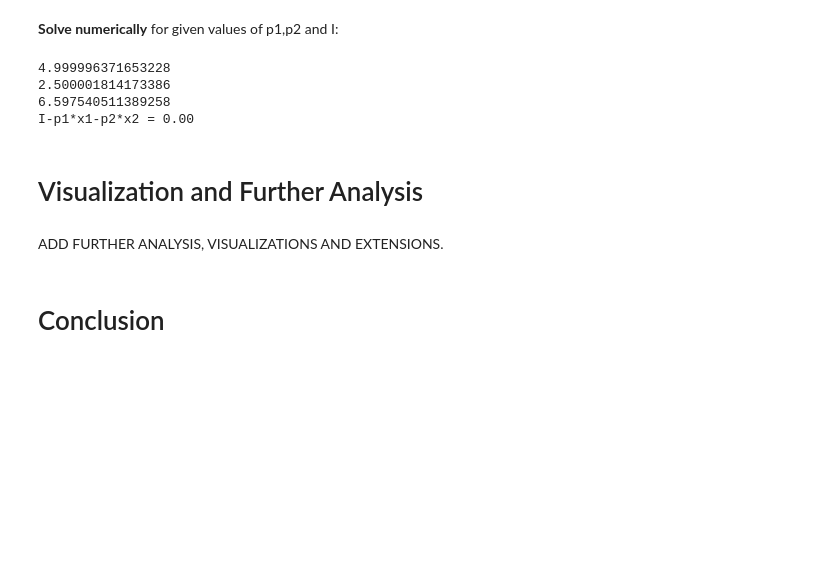
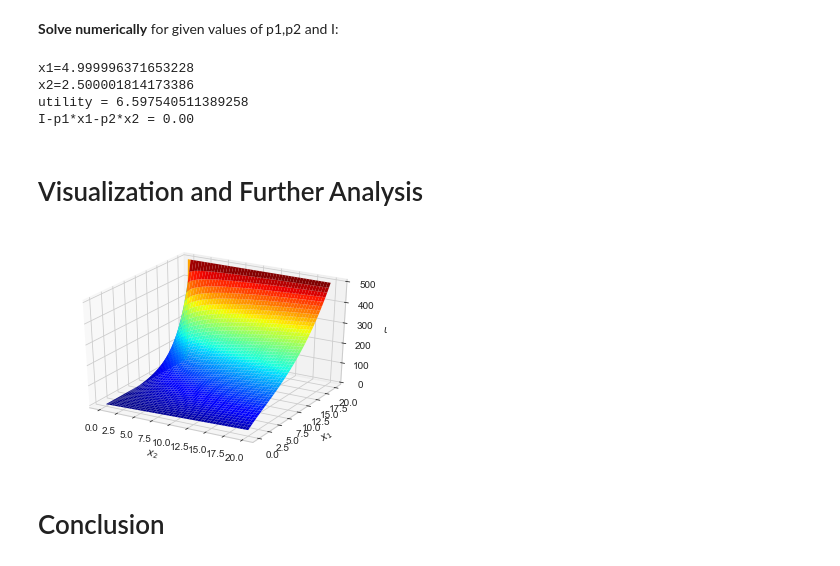
Before and after one commit to NumEconCopenhagen/projects-2020-group-999, a Jupyter notebook: modelproject/modelproject.ipynb, the cells around one changed output. Drawn from its saved outputs; the diff is of its cells as text; code cells hidden in the pictures; blank space fills up the shorter version.

```diff
--- a/modelproject/modelproject.ipynb
+++ b/modelproject/modelproject.ipynb
@@ -125,19 +140,47 @@ x1 = sol_n.x
 x2 = (I-p1*x1)/p2
 func_0 = utility_0(x1,x2,A,beta)
 # %%
-print(x1)
-print(x2)
-print(func_0)
+print(f'x1={x1}')
+print(f'x2={x2}')
+print(f'utility = {func_0}')
 print(f'I-p1*x1-p2*x2 = {I-p1*x1-p2*x2:.2f}')
 # %% [output]
-4.999996371653228
-2.500001814173386
-6.597540511389258
+x1=4.999996371653228
+x2=2.500001814173386
+utility = 6.597540511389258
 I-p1*x1-p2*x2 = 0.00
 # %% [markdown]
 # Visualization and Further Analysis
-# %% [markdown]
-ADD FURTHER ANALYSIS, VISUALIZATIONS AND EXTENSIONS.
+# %%
+#Utility function:
+def u(x_1,x_2,A,beta):
+    u= (A*x_1**(beta))*x_2**(1-beta)
+    return u
+# %%
+#Vectors:
+x1_vec = np.linspace(0, 20, 50)
+x2_vec = np.linspace(0, 20, 50)
+A_vec = np.linspace (1, 25, 50)
+Beta_vec = np.linspace (0, 1,50)
+
+#Grid:
+x1_grid, x2_grid = np.meshgrid(x1_vec, x2_vec)
+
+#Utility function in grid:
+u_grid = u(x1_grid, x2_grid, A_vec, Beta_vec)
+
+#Plot:
+fig = plt.figure()
+ax = fig.add_subplot(1,1,1, projection='3d')
+ax.plot_surface(x2_grid, x1_grid, u_grid, cmap=plt.cm.jet, cstride=1, rstride=1)
+
+#Labels:
+ax.set_xlabel('$x_2$')
+ax.set_ylabel('$x_1$')
+ax.set_zlabel('$u$')
+ax.invert_xaxis()
+# %% [output]
+[figure, added]
 # %% [markdown]
 # Conclusion
 # %% [markdown]
```
Also changed, not shown: parts of 5 cells of this notebook.
